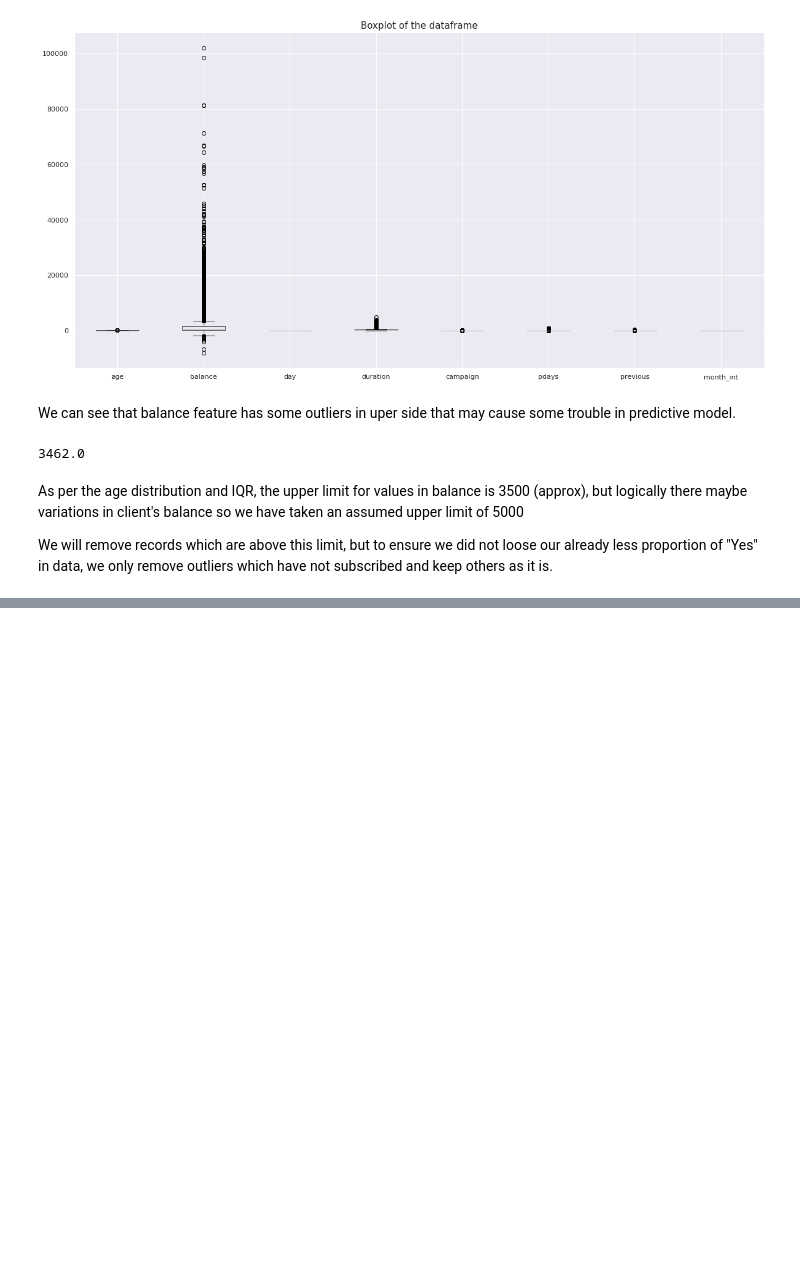
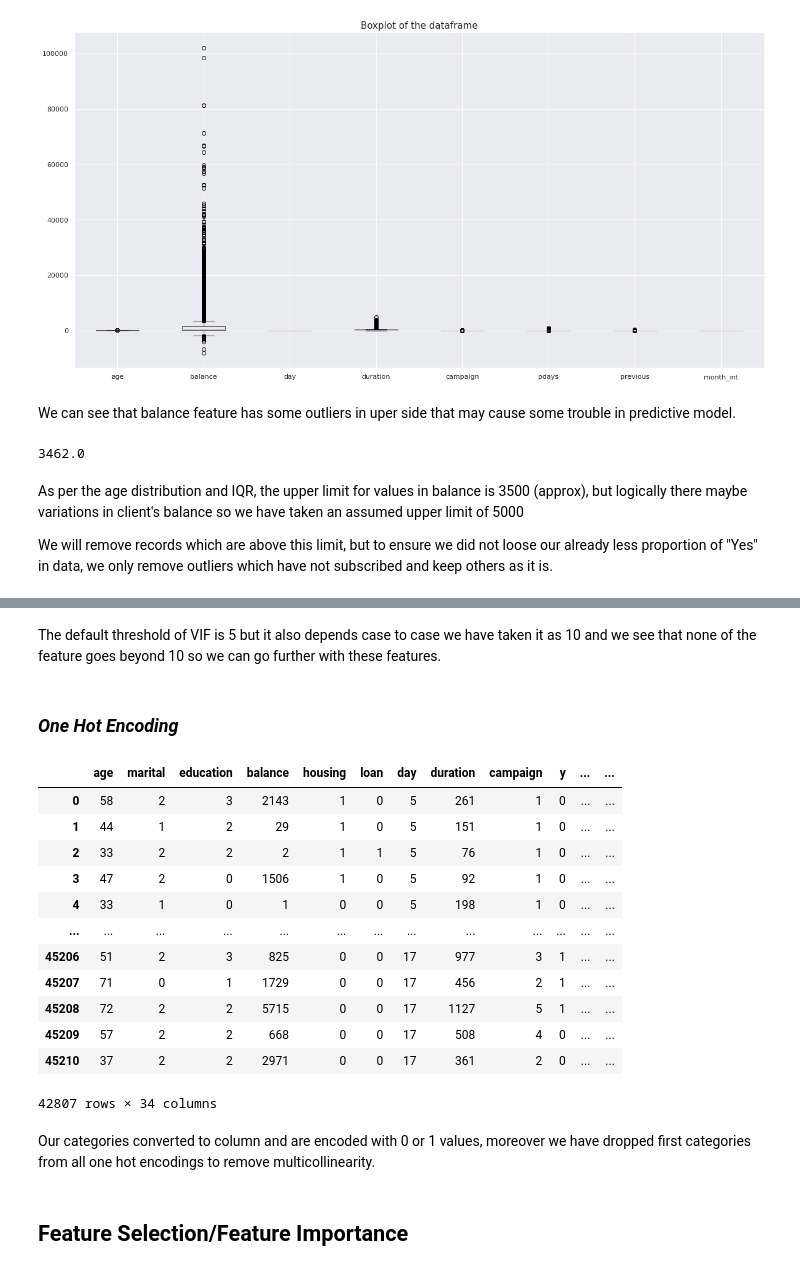
Before and after one commit to GuptaRitik/Marketing-Effectiveness-Prediction, a Jupyter notebook: Bank_Marketing_Effectiveness_Prediction_Capstone_Project.ipynb, the cells around one changed output, grey strips where cells are left out. Saved outputs shown, nothing was run; the diff lists cells and outputs as text; code cells hidden in the pictures; blank space fills up the shorter version.

```diff
--- a/Bank_Marketing_Effectiveness_Prediction_Capstone_Project.ipynb
+++ b/Bank_Marketing_Effectiveness_Prediction_Capstone_Project.ipynb
@@ -538,0 +671,26 @@ df = df.drop(drop_index)
+# %% [markdown]
+The default threshold of VIF is 5 but it also depends case to case we have taken it as 10 and we see that none of the feature goes beyond 10 so we can go further with these features.
+# %% [markdown]
+### *One Hot Encoding*
+# %%
+# getting dummies using get dummies method of pandas
+df = pd.get_dummies(df, drop_first=True)
+df
+# %% [output]
+|  | age | marital | education | balance | housing | loan | day | duration | campaign | y | ... | ... |
+| 0 | 58 | 2 | 3 | 2143 | 1 | 0 | 5 | 261 | 1 | 0 | ... | ... |
+| 1 | 44 | 1 | 2 | 29 | 1 | 0 | 5 | 151 | 1 | 0 | ... | ... |
+| 2 | 33 | 2 | 2 | 2 | 1 | 1 | 5 | 76 | 1 | 0 | ... | ... |
+| 3 | 47 | 2 | 0 | 1506 | 1 | 0 | 5 | 92 | 1 | 0 | ... | ... |
+| 4 | 33 | 1 | 0 | 1 | 0 | 0 | 5 | 198 | 1 | 0 | ... | ... |
+| ... | ... | ... | ... | ... | ... | ... | ... | ... | ... | ... | ... | ... |
+| 45206 | 51 | 2 | 3 | 825 | 0 | 0 | 17 | 977 | 3 | 1 | ... | ... |
+| 45207 | 71 | 0 | 1 | 1729 | 0 | 0 | 17 | 456 | 2 | 1 | ... | ... |
+| 45208 | 72 | 2 | 2 | 5715 | 0 | 0 | 17 | 1127 | 5 | 1 | ... | ... |
+| 45209 | 57 | 2 | 2 | 668 | 0 | 0 | 17 | 508 | 4 | 0 | ... | ... |
+| 45210 | 37 | 2 | 2 | 2971 | 0 | 0 | 17 | 361 | 2 | 0 | ... | ... |
+42807 rows × 34 columns
+# %% [markdown]
+Our categories converted to column and are encoded with 0 or 1 values, moreover we have dropped first categories from all one hot encodings to remove multicollinearity.
+# %% [markdown]
+## **Feature Selection/Feature Importance**
```
Also changed, not shown: parts of 22 cells of this notebook.
